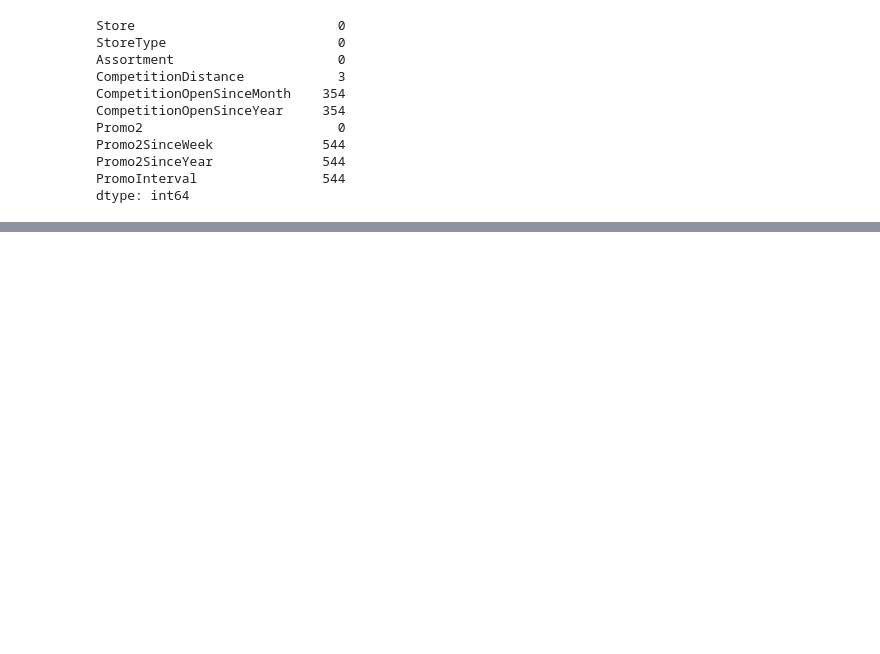
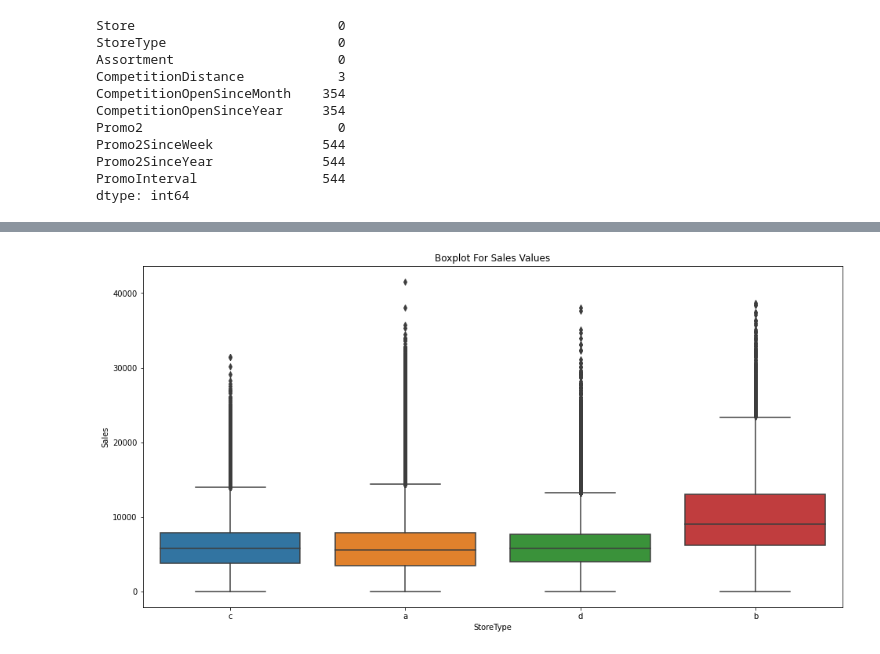
Before and after one commit to DrKamaleshR/Supervised-ML-regression, a Jupyter notebook: Rossmann_Sales_Prediction_Capstone_Project.ipynb, the cells around one changed output, grey strips where cells are left out. Drawn from its saved outputs; the diff is of its cells as text; code cells hidden in the pictures; blank space fills up the shorter version.

```diff
--- a/Rossmann_Sales_Prediction_Capstone_Project.ipynb
+++ b/Rossmann_Sales_Prediction_Capstone_Project.ipynb
@@ -159,0 +160,3 @@ Numerous Nan values are seen in - 'CompetitionOpenSinceMonth', 'CompetitionOpenS
+# %%
+#creating copy
+store_dfv2 = store_df.copy()
@@ -159,0 +165,6 @@ Numerous Nan values are seen in - 'CompetitionOpenSinceMonth', 'CompetitionOpenS
+# %%
+store_dfv2['CompetitionOpenSinceMonth'] = store_dfv2['CompetitionOpenSinceMonth'].fillna(0)
+store_dfv2['CompetitionOpenSinceYear'] = store_dfv2['CompetitionOpenSinceYear'].fillna(0)
+store_dfv2['Promo2SinceWeek'] = store_dfv2['Promo2SinceWeek'].fillna(0)
+store_dfv2['Promo2SinceYear'] = store_dfv2['Promo2SinceYear'].fillna(0)
+store_dfv2['PromoInterval'] = store_dfv2['PromoInterval'].fillna(0)
@@ -160,3 +186,3 @@ Numerous Nan values are seen in - 'CompetitionOpenSinceMonth', 'CompetitionOpenS
 # %%
-ROSS = pd.merge(ross_df, store_new, on='Store', how='left')
-final1.head()
+ROSS = pd.merge(ross_df, store_dfv2, on='Store', how='left')
+ROSS.head()
@@ -162,0 +196,7 @@ final1.head()
+# %%
+plt.figure(figsize=(16, 8))
+plot_storetype_sales = sns.boxplot(x="StoreType", y="Sales", data=ROSS)
+plt.title('Boxplot For Sales Values')
+plt.show()
+# %% [output]
+[figure, added]
```
Also changed, not shown: parts of 4 cells of this notebook.
